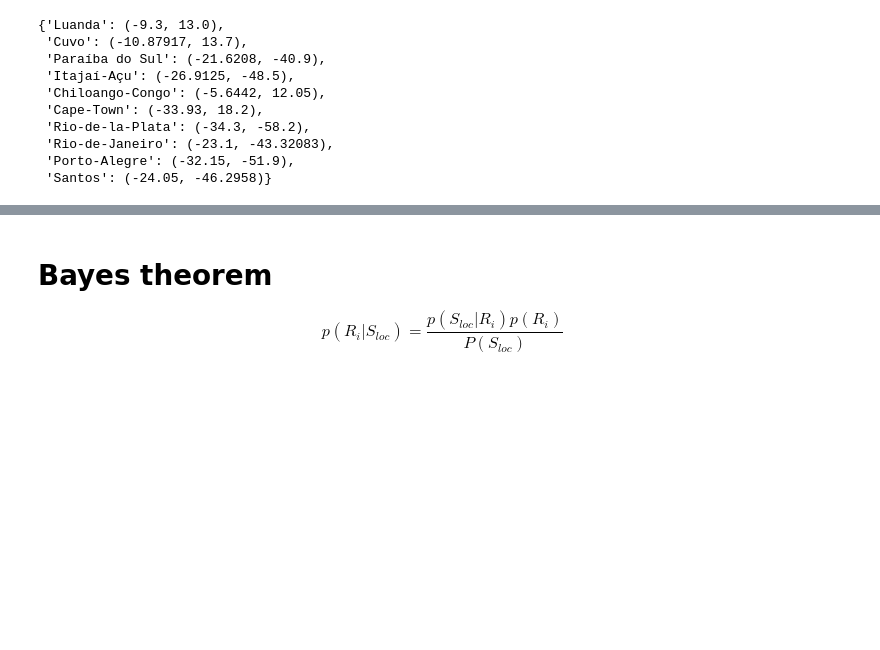
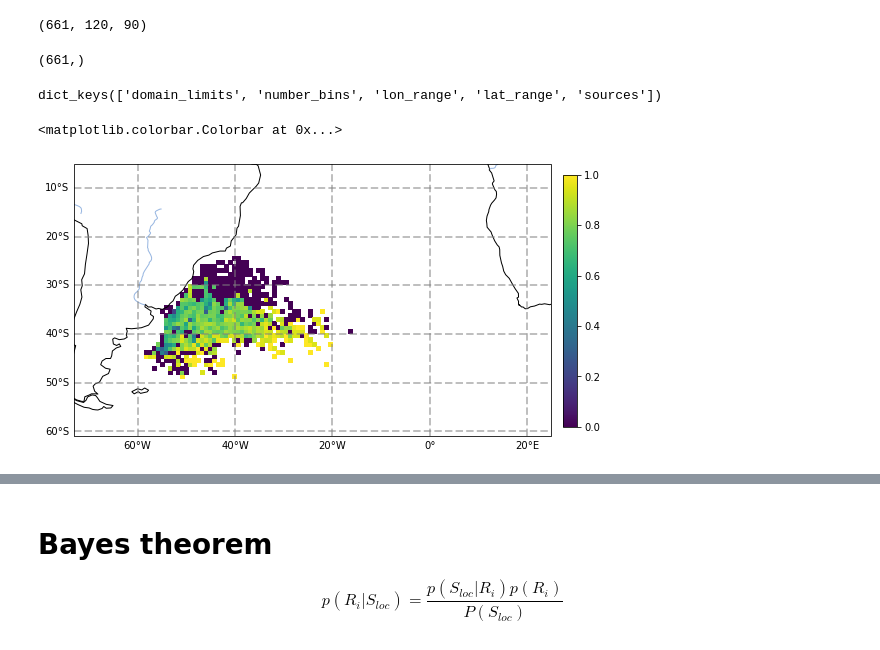
Before and after one commit to OceanParcels/BayesianAnalysis_SouthAtlantic, a Jupyter notebook: notebooks/output_analysis.ipynb, the cells around one changed output, grey strips where cells are left out. Drawn from its saved outputs; the diff is of its cells as text; code cells hidden in the pictures; blank space fills up the shorter version.

```diff
--- a/notebooks/Probabilities_copy1.ipynb
+++ b/notebooks/output_analysis.ipynb
@@ -15,17 +14,8 @@ domain_coords = np.load("../python/support_data.npy", allow_pickle=True)
 # %%
 with open('../river_sources.pkl', 'rb') as file:
     river_sources = pickle.load(file)
-# %%
-river_sources
-# %% [output]
-{'Luanda': (-9.3, 13.0),
- 'Cuvo': (-10.87917, 13.7),
- 'Paraíba do Sul': (-21.6208, -40.9),
- 'Itajaí-Açu': (-26.9125, -48.5),
- 'Chiloango-Congo': (-5.6442, 12.05),
- 'Cape-Town': (-33.93, 18.2),
- 'Rio-de-la-Plata': (-34.3, -58.2),
- 'Rio-de-Janeiro': (-23.1, -43.32083),
- 'Porto-Alegre': (-32.15, -51.9),
- 'Santos': (-24.05, -46.2958)}
+# %%
+likelihood['Rio-de-Janeiro'].shape
+# %% [output]
+(661, 120, 90)
 # %%
@@ -33 +23,36 @@ time_range = pd.date_range('2018-01-01 12:00:00', '2019-10-23 12:00', periods=13
+# %%
+time_range.shape
+# %% [output]
+(661,)
+# %%
+params.keys()
+# %% [output]
+dict_keys(['domain_limits', 'number_bins', 'lon_range', 'lat_range', 'sources'])
+# %%
+y,x = np.meshgrid(params['lat_range'], params['lon_range'])
+
+fig,ax = plt.subplots(figsize=(10,5),
+                      subplot_kw={'projection': ccrs.PlateCarree()})
+
+gl = ax.gridlines(crs=ccrs.PlateCarree(), draw_labels=True,
+                  linewidth=2, color='gray', alpha=0.5, linestyle='--')
+gl.top_labels = False
+gl.right_labels = False
+
+loc = 'Rio-de-la-Plata'#'Rio-de-Janeiro'
+t =330
+ax.set_extent([-73.0, 24.916666,-60.916664, -5.0833335], crs=ccrs.PlateCarree())
+
+#ax.add_feature(cfeature.LAND, zorder=1)
+ax.add_feature(cfeature.COASTLINE)
+ax.add_feature(cfeature.RIVERS)
+
+im = ax.pcolormesh(x,y,posterior[loc][t],cmap='viridis')
+#plt.colorbar()
+bar_ax = fig.add_axes([0.86, 0.15, 0.02, 0.7])
+fig.colorbar(im, cax=bar_ax, orientation='vertical')
+#plt.tight_layout()
+# %% [output]
+<matplotlib.colorbar.Colorbar at 0x...>
+[figure, added]
 # %%
```
Also changed, not shown: parts of 7 cells of this notebook, 2 other files.
